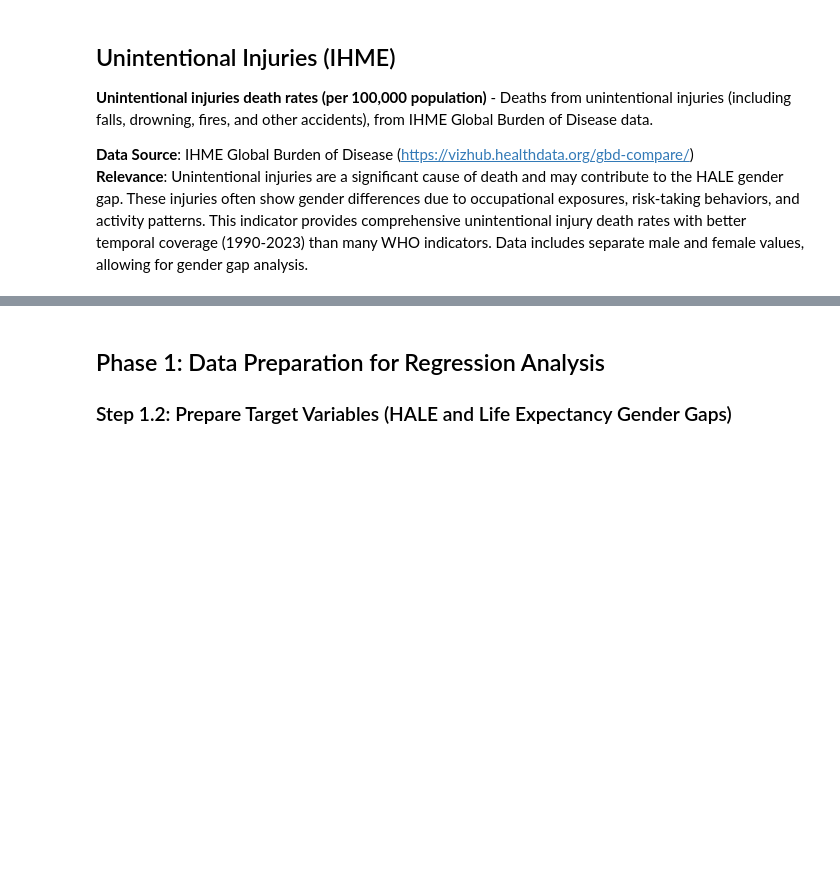
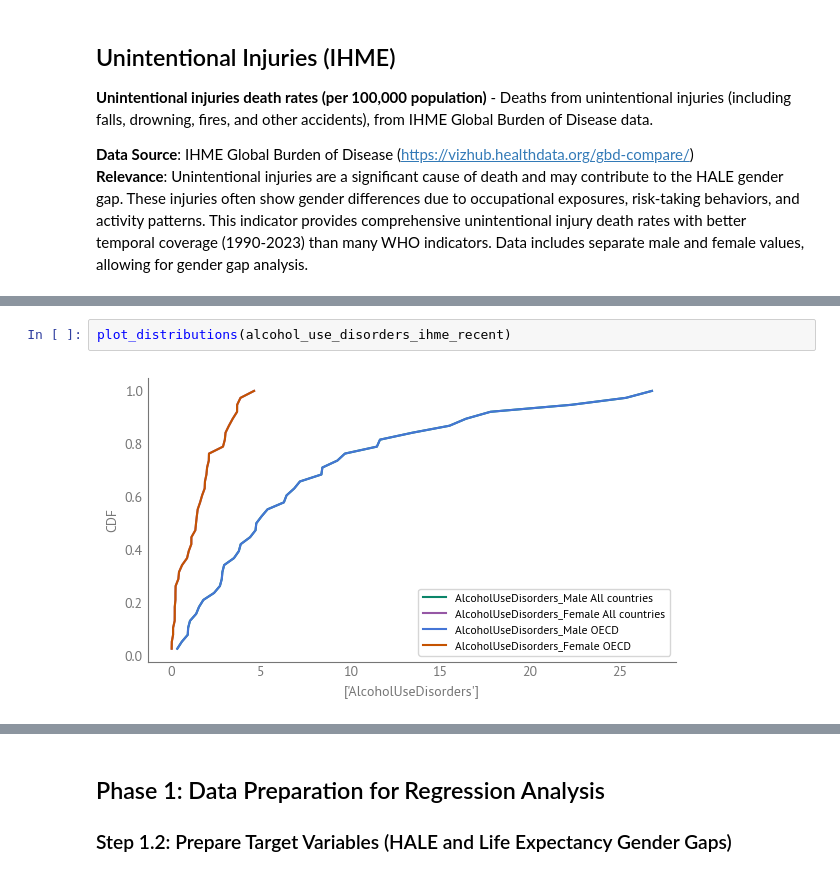
Before and after one commit to AllenDowney/EqualityWEF, a Jupyter notebook: HALE/eda.ipynb, the cells around one changed output, grey strips where cells are left out. Drawn from its saved outputs; the diff is of its cells as text; blank space fills up the shorter version.

```diff
--- a/HALE/eda.ipynb
+++ b/HALE/eda.ipynb
@@ -902,0 +1444,4 @@ plot_distributions(unintentional_injuries_ihme_recent)
+# %%
+plot_distributions(alcohol_use_disorders_ihme_recent)
+# %% [output]
+[figure, added]
```
Also changed, not shown: parts of 104 cells of this notebook, 5 other files.
